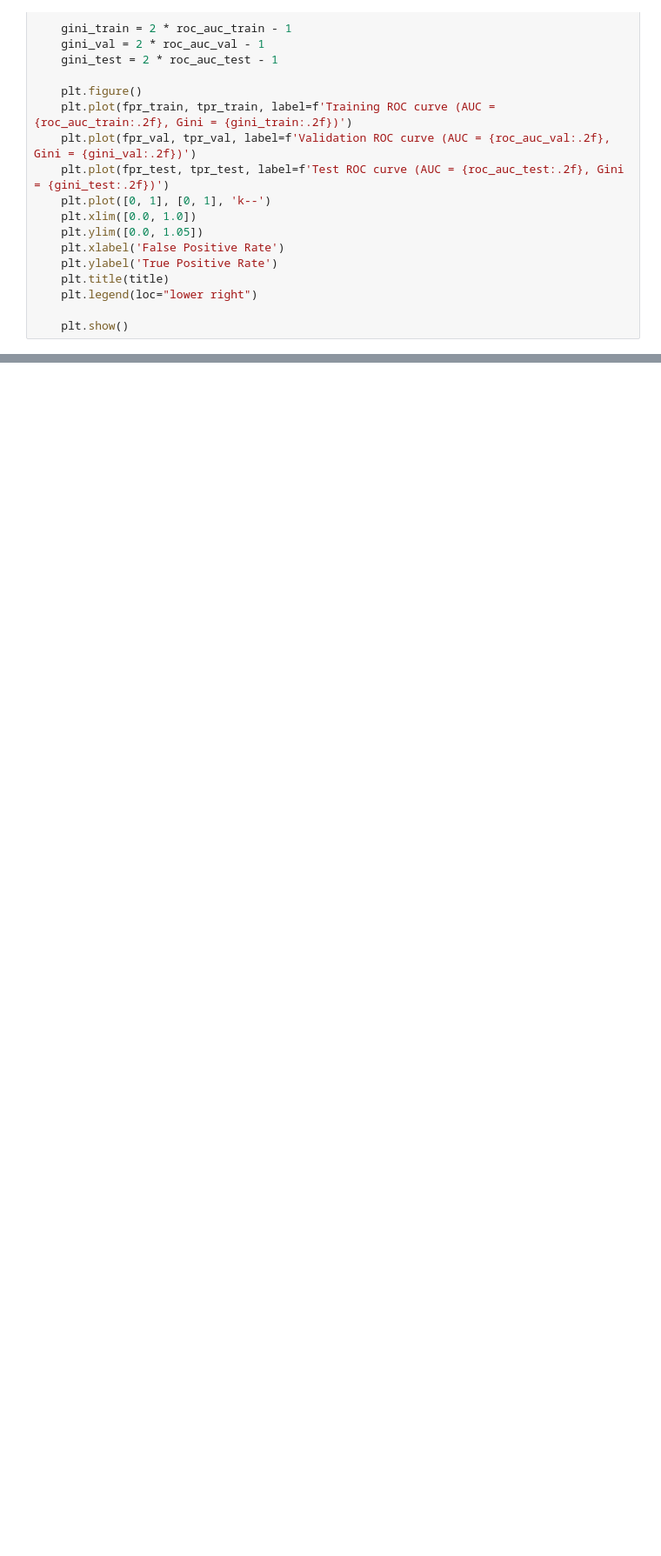
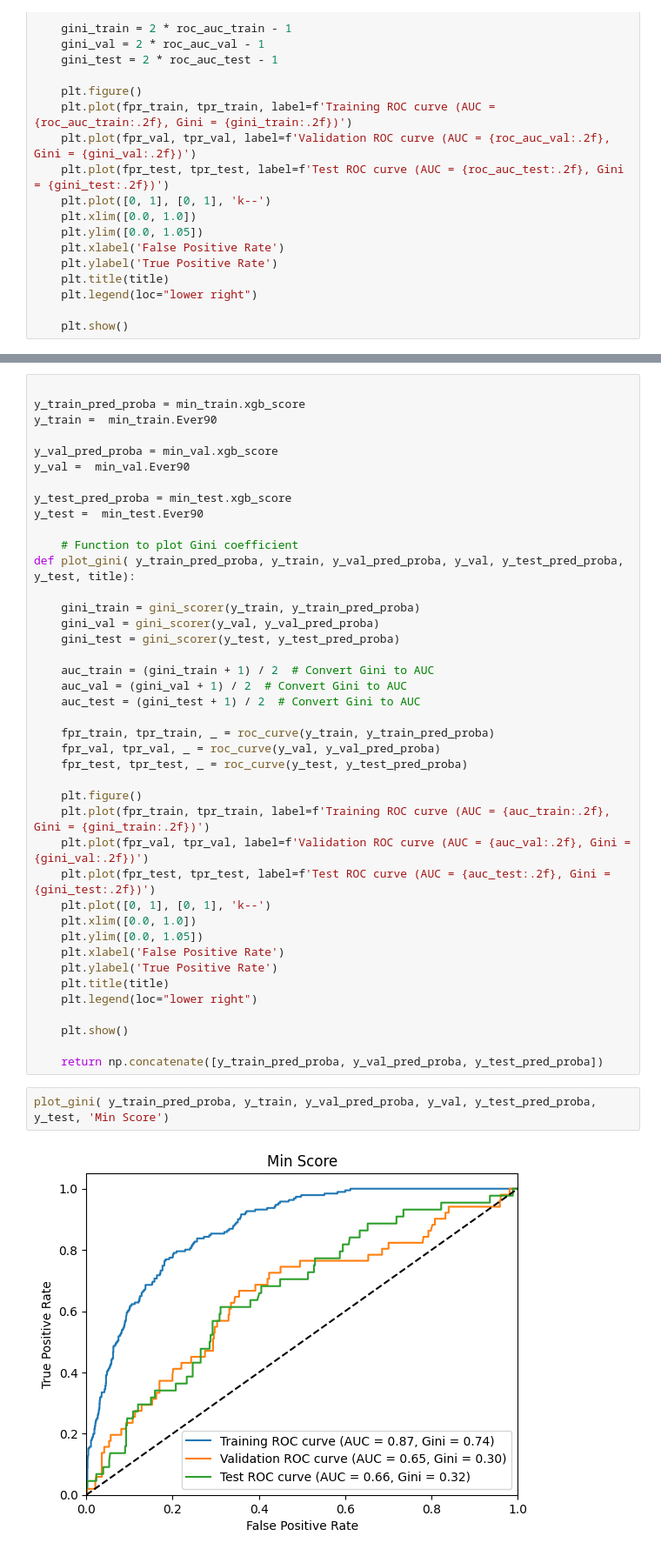
Before and after one commit to AndreasNilssonNstart/PSD2-Data-Engineering-Modeling-DATA-258, a Jupyter notebook: 2. Python/2.00 Target Modelling.ipynb, the cells around one changed output, grey strips where cells are left out. Shown at 87% size. Saved outputs shown, nothing was run; the diff lists cells and outputs as text; blank space fills up the shorter version.

```diff
--- a/2. Python/2.00 Target Modelling.ipynb
+++ b/2. Python/2.00 Target Modelling.ipynb
@@ -555,0 +716,45 @@ optimal_features
+# %%
+
+y_train_pred_proba = min_train.xgb_score
+y_train =  min_train.Ever90
+
+y_val_pred_proba = min_val.xgb_score
+y_val =  min_val.Ever90
+
+y_test_pred_proba = min_test.xgb_score
+y_test =  min_test.Ever90
+
+    # Function to plot Gini coefficient
+def plot_gini( y_train_pred_proba, y_train, y_val_pred_proba, y_val, y_test_pred_proba, y_test, title):
+
+    gini_train = gini_scorer(y_train, y_train_pred_proba)
+    gini_val = gini_scorer(y_val, y_val_pred_proba)
+    gini_test = gini_scorer(y_test, y_test_pred_proba)
+
+    auc_train = (gini_train + 1) / 2  # Convert Gini to AUC
+    auc_val = (gini_val + 1) / 2  # Convert Gini to AUC
+    auc_test = (gini_test + 1) / 2  # Convert Gini to AUC
+
+    fpr_train, tpr_train, _ = roc_curve(y_train, y_train_pred_proba)
+    fpr_val, tpr_val, _ = roc_curve(y_val, y_val_pred_proba)
+    fpr_test, tpr_test, _ = roc_curve(y_test, y_test_pred_proba)
+
+    plt.figure()
+    plt.plot(fpr_train, tpr_train, label=f'Training ROC curve (AUC = {auc_train:.2f}, Gini = {gini_train:.2f})')
+    plt.plot(fpr_val, tpr_val, label=f'Validation ROC curve (AUC = {auc_val:.2f}, Gini = {gini_val:.2f})')
+    plt.plot(fpr_test, tpr_test, label=f'Test ROC curve (AUC = {auc_test:.2f}, Gini = {gini_test:.2f})')
+    plt.plot([0, 1], [0, 1], 'k--')
+    plt.xlim([0.0, 1.0])
+    plt.ylim([0.0, 1.05])
+    plt.xlabel('False Positive Rate')
+    plt.ylabel('True Positive Rate')
+    plt.title(title)
+    plt.legend(loc="lower right")
+
+    plt.show()
+
+    return np.concatenate([y_train_pred_proba, y_val_pred_proba, y_test_pred_proba])
+# %%
+plot_gini( y_train_pred_proba, y_train, y_val_pred_proba, y_val, y_test_pred_proba, y_test, 'Min Score')
+# %% [output]
+[figure, added]
```
Also changed, not shown: parts of 62 cells of this notebook, 4 other files.
